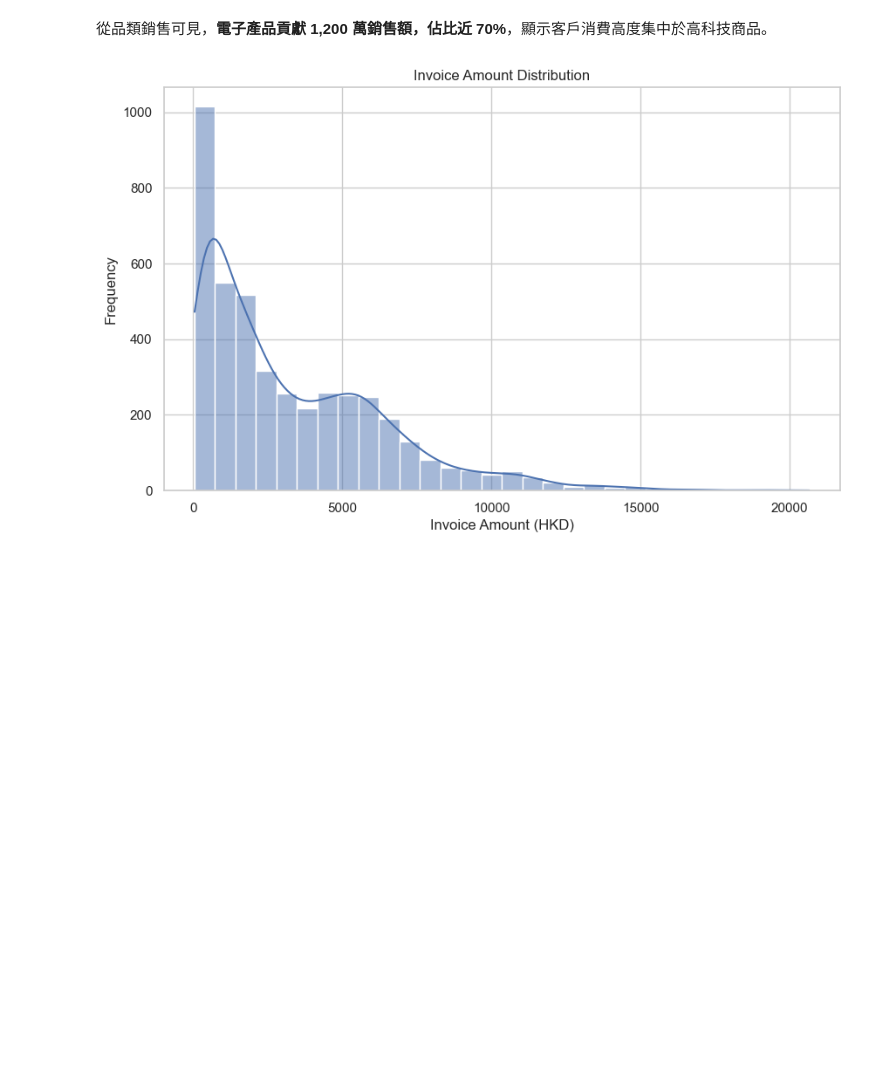
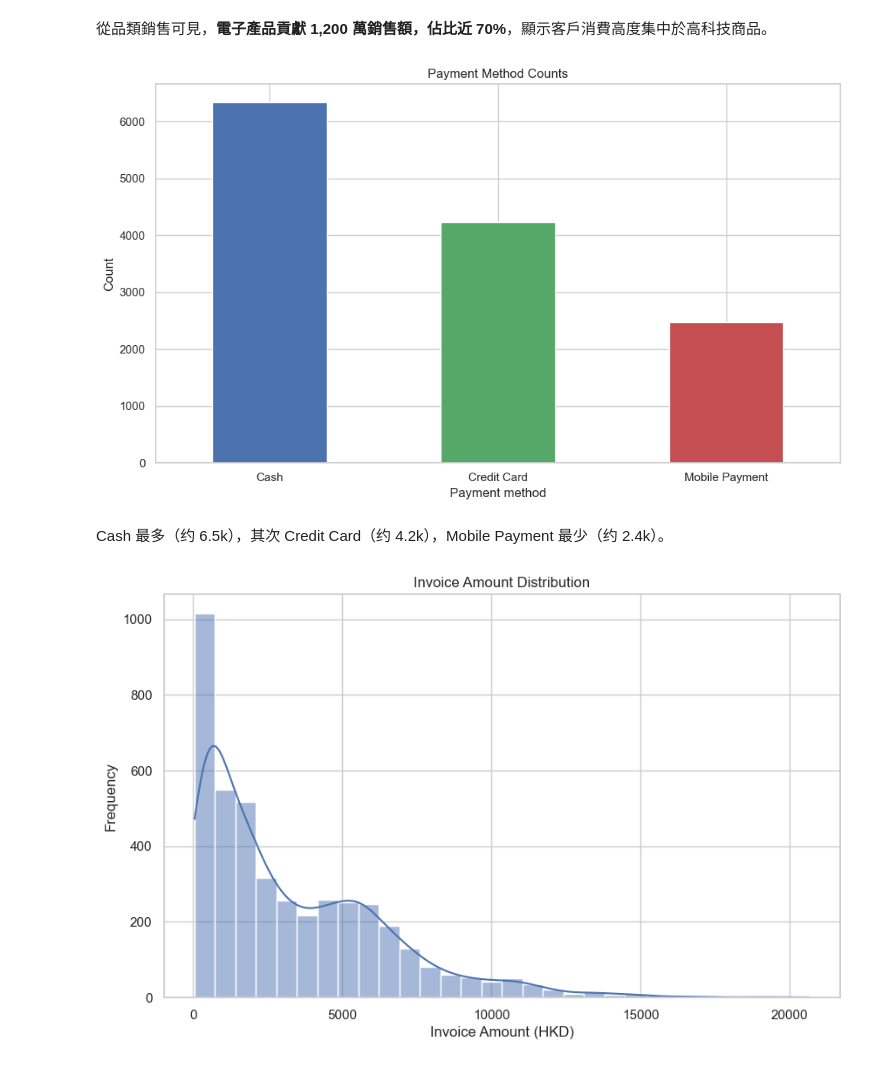
Before and after one commit to PolyU-Computer-Science/Year3-COMP3134-BI-Group-Project, a Jupyter notebook: Group_6.ipynb, the cells around one changed output. Saved outputs shown, nothing was run; the diff lists cells and outputs as text; code cells hidden in the pictures; blank space fills up the shorter version.

```diff
--- a/Group_6.ipynb
+++ b/Group_6.ipynb
@@ -209,6 +225,20 @@ plt.show()
 [figure]
 # %% [markdown]
 從品類銷售可見，**電子產品貢獻 1,200 萬銷售額，佔比近 70%**，顯示客戶消費高度集中於高科技商品。
+# %%
+pay_counts = merged_data['Payment method'].value_counts(dropna=False).rename_axis('Payment method').reset_index(name='count')
+pay_counts['pct'] = pay_counts['count'] / pay_counts['count'].sum()
+ax = pay_counts.set_index('Payment method')['count'].plot(kind='bar', color=['#4C72B0','#55A868','#C44E52'])
+plt.title('Payment Method Counts')
+plt.ylabel('Count')
+plt.xticks(rotation=0, ha='center')
+plt.tight_layout()
+plt.savefig(IMAGE_OUTPUT_DIR / 'payment_method_counts.png')
+plt.show()
+# %% [output]
+[figure, added]
+# %% [markdown]
+Cash 最多（约 6.5k），其次 Credit Card（约 4.2k），Mobile Payment 最少（约 2.4k）。
 # %%
 invoice_amounts = merged_data.groupby('Invoice no')['Price'].sum().reset_index(name='Invoice Amount')
 sns.histplot(invoice_amounts['Invoice Amount'], bins=30, kde=True)
```
Also changed, not shown: parts of 9 cells of this notebook, 3 other files.
